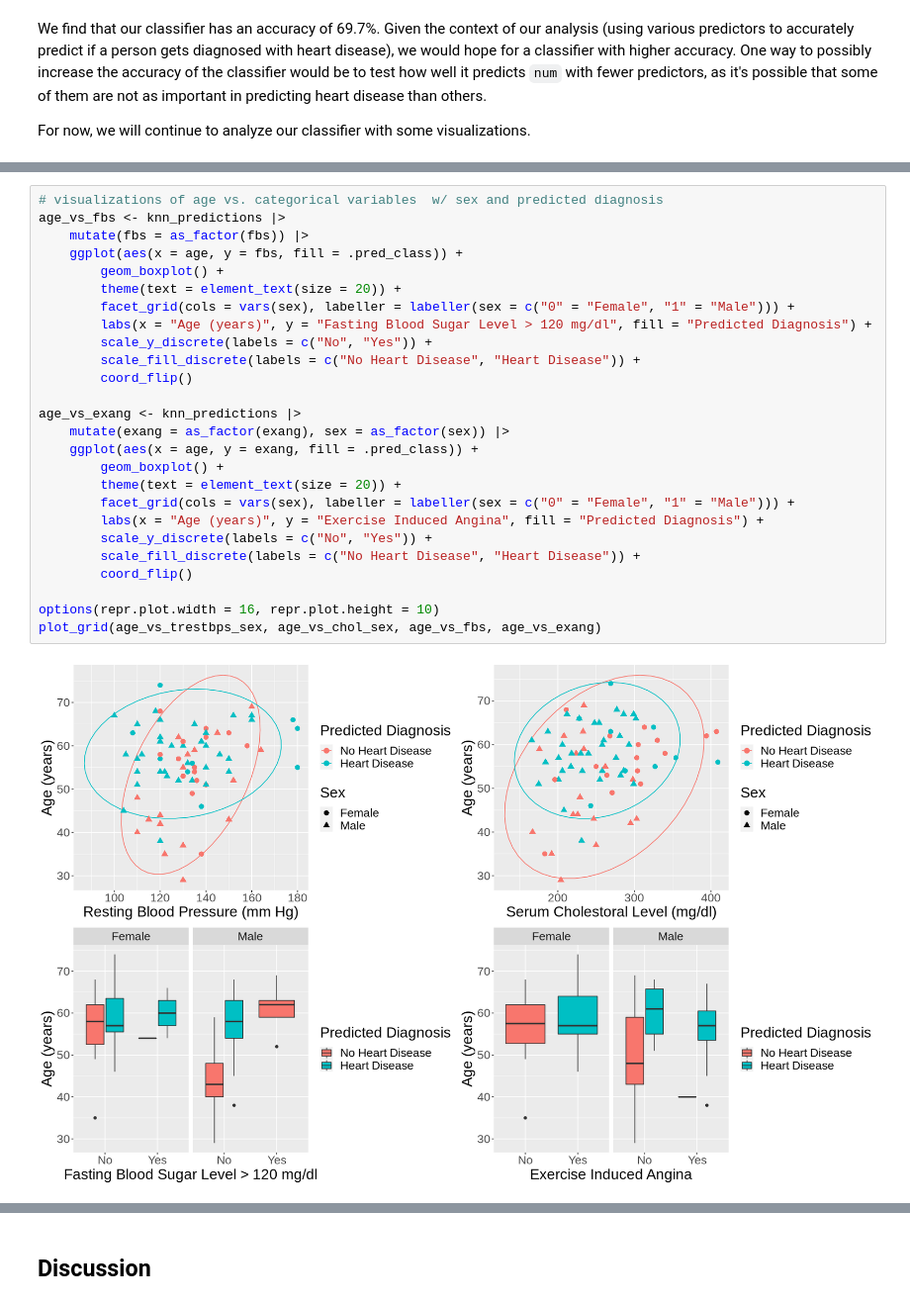
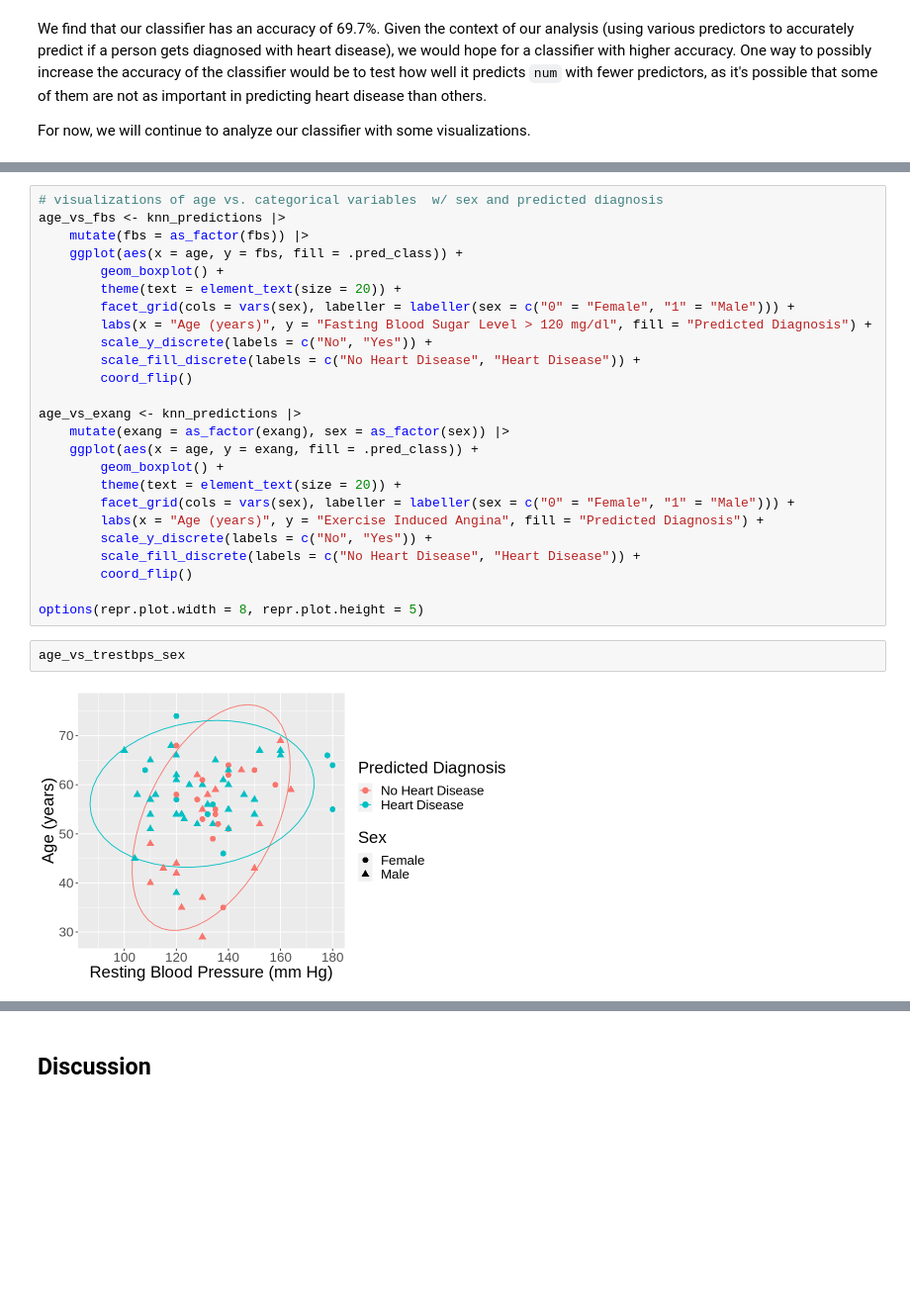
Before and after one commit to Stephanie-Ta/dsci-100-group-project, a Jupyter notebook: Final Report.ipynb, the cells around one changed output, grey strips where cells are left out. Shown at 99% size. Drawn from its saved outputs; the diff is of its cells as text; blank space fills up the shorter version.

Commit message:
fixed grammar, added figure numbers/captions

```diff
--- a/Final Report.ipynb
+++ b/Final Report.ipynb
@@ -315,7 +342,8 @@ age_vs_exang <- knn_predictions |>
         scale_fill_discrete(labels = c("No Heart Disease", "Heart Disease")) +
         coord_flip()
 
-options(repr.plot.width = 16, repr.plot.height = 10)
-plot_grid(age_vs_trestbps_sex, age_vs_chol_sex, age_vs_fbs, age_vs_exang)
+options(repr.plot.width = 8, repr.plot.height = 5)
-# %% [output]
-[figure, removed]
+# %%
+age_vs_trestbps_sex
+# %% [output]
+[figure, added]
```
Also changed, not shown: parts of 30 cells of this notebook.
